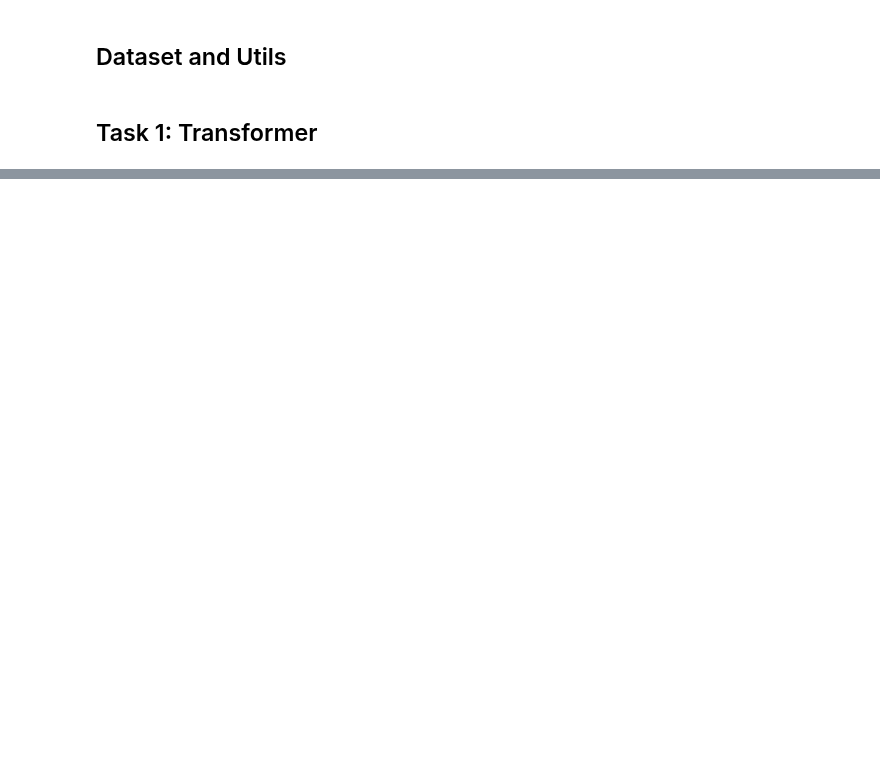
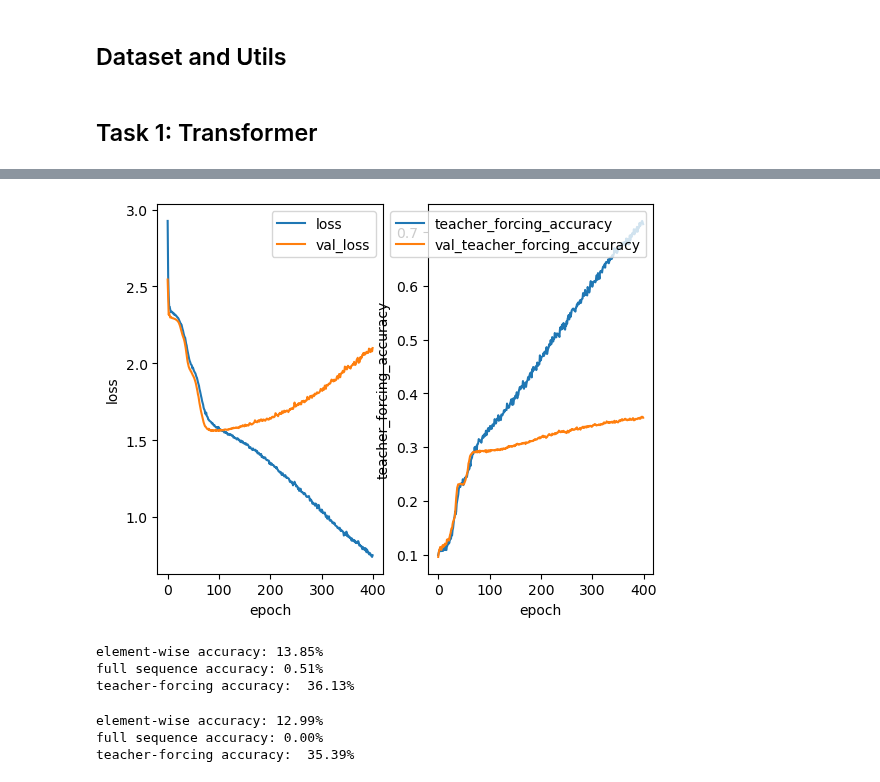
Before and after one commit to jdlafferty/relational, a Jupyter notebook: experiments/object_argsort_autoregressive/dev_abstracter_sorting_generalization.ipynb, the cells around one changed output, grey strips where cells are left out. Drawn from its saved outputs; the diff is of its cells as text; code cells hidden in the pictures; blank space fills up the shorter version.

```diff
--- a/experiments/object_argsort_autoregressive/dev_abstracter_sorting_generalization.ipynb
+++ b/experiments/object_argsort_autoregressive/dev_abstracter_sorting_generalization.ipynb
@@ -491,0 +318,16 @@ teacher-forcing accuracy:  99.79%
+# %%
+ablation_abstractor_kwargs = dict(
+    num_layers=2, num_heads=2, dff=64,
+    input_vocab='vector', target_vocab=seqs_length+1,
+    output_dim=seqs_length, embedding_dim=64,
+    use_self_attn=True, use_encoder=True,
+    mha_activation_type='softmax'
+    )
+# %%
+from seq2seq_abstracter_models import AutoregressiveAblationAbstractor
+argsort_model = AutoregressiveAblationAbstractor(**ablation_abstractor_kwargs)
+
+argsort_model.compile(loss=loss, optimizer=create_opt(), metrics=metrics)
+argsort_model((object_seqs_train[:32], target_train[:32]));
+
+argsort_model.summary()
@@ -491,0 +352,12 @@ teacher-forcing accuracy:  99.79%
+# %%
+# this was run with a relational abstractor
+
+train_size = 1000 # len(seqs_train)
+X_train = object_seqs_train[:train_size], target_train[:train_size]
+y_train = labels_train[:train_size]
+
+X_val = object_seqs_val, target_val
+y_val = labels_val
+
+# run = wandb.init(project=wandb_project_name, group='Transformer, Task 1')
+history = argsort_model.fit(X_train, y_train, validation_data=(X_val, y_val), verbose=1, epochs=400, batch_size=512)#, callbacks=create_callbacks(), **fit_kwargs)
@@ -491,0 +382,20 @@ teacher-forcing accuracy:  99.79%
+# %%
+utils.plot_history(history, ('loss', 'teacher_forcing_accuracy'));
+# %% [output]
+[figure, added]
+# %%
+eval_dict = evaluate_seq2seq_model(argsort_model, object_seqs_train, target_train, labels_train,
+    start_token=start_token, print_=True)
+# %% [output]
+element-wise accuracy: 13.85%
+full sequence accuracy: 0.51%
+teacher-forcing accuracy:  36.13%
+# %%
+eval_dict = evaluate_seq2seq_model(argsort_model, object_seqs_test, target_test, labels_test,
+    start_token=start_token, print_=True)
+# log_to_wandb(argsort_model, eval_dict)
+# wandb.finish(quiet=True)
+# %% [output]
+element-wise accuracy: 12.99%
+full sequence accuracy: 0.00%
+teacher-forcing accuracy:  35.39%
```
Also changed, not shown: parts of 31 cells of this notebook.
